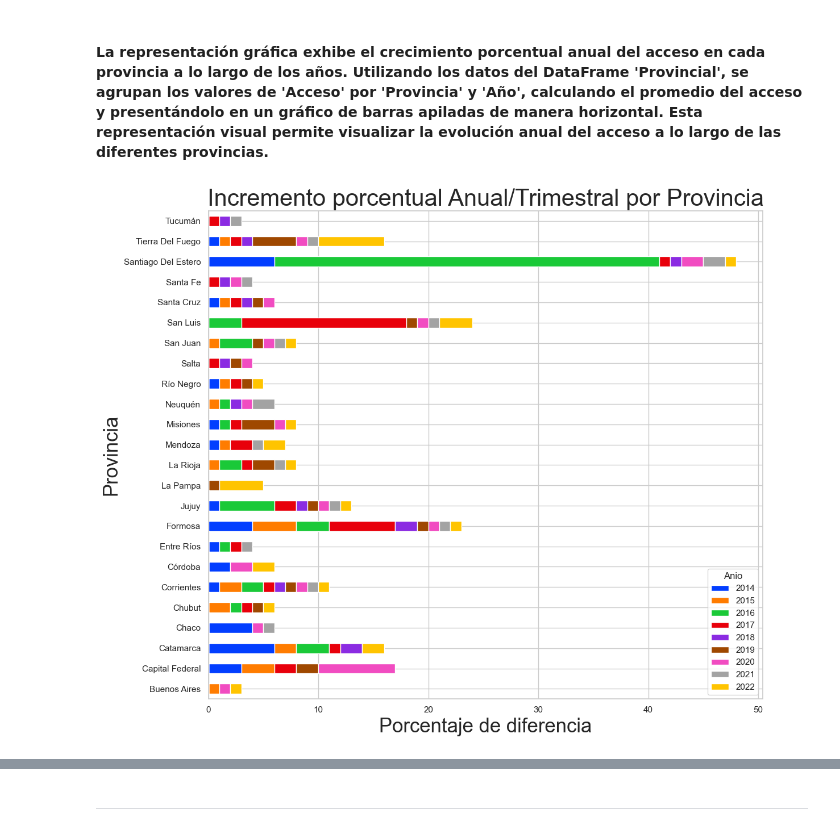
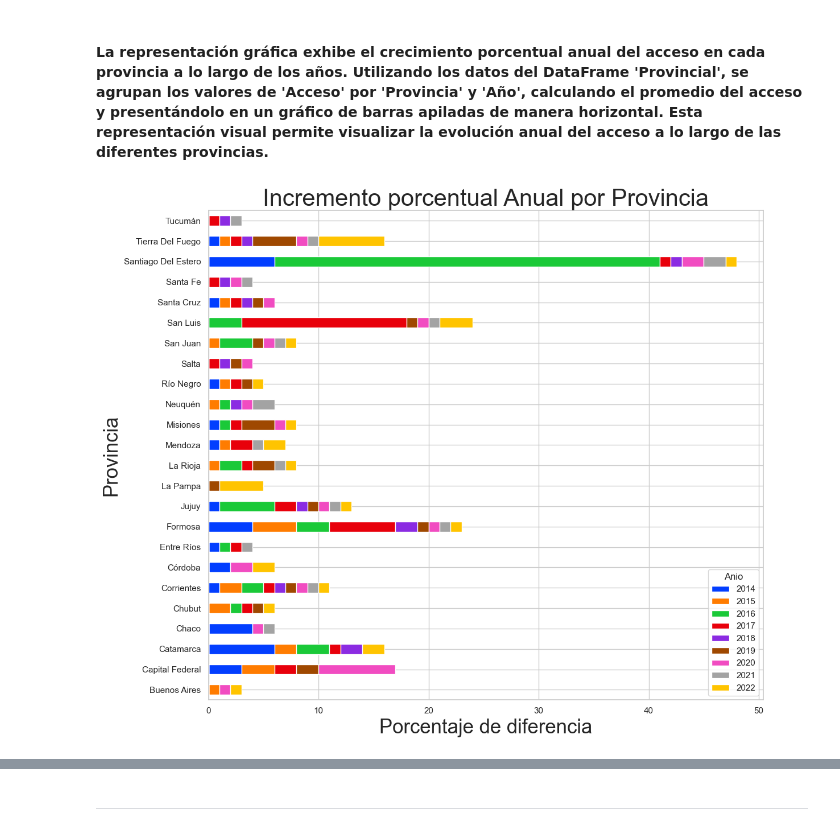
Before and after one commit to jonathancastillo185/Proyecto-2, a Jupyter notebook: Analisis explotatorio de los datos.ipynb, the cells around one changed output, grey strips where cells are left out. Cells and saved outputs as stored; diff of their text form; code cells hidden in the pictures.

```diff
--- a/Analisis explotatorio de los datos.ipynb
+++ b/Analisis explotatorio de los datos.ipynb
@@ -299,21 +299,21 @@ plt.show()
 # %%
 fig, axes = plt.subplots(figsize=(12, 10))
 
 # Corrección: Ajusta el nombre de la columna del año según corresponda en tu DataFrame
 stacked_data = Provincial.groupby(['Provincia', 'Anio'])['Porcentaje_Diferencia'].mean().unstack()
 
 #---> Creo un gráfico de barras apiladas con el eje y invertido
 stacked_data.plot(kind='barh', stacked=True, ax=axes)
 
-axes.set_title('Incremento porcentual Anual/Trimestral por Provincia', fontsize=30)
+axes.set_title('Incremento porcentual Anual por Provincia', fontsize=30)
 axes.set_xlabel('Porcentaje de diferencia', fontsize=25)
 axes.set_ylabel('Provincia', fontsize=25)
 
 plt.tight_layout()
 
 plt.show()
 # %% [output]
-[figure, old version]
+[figure, new version]
 # %% [markdown]
 ## Análisis de Incremento porcentual Anual por Provincia
 
```
Also changed, not shown: parts of 2 cells of this notebook, 8 other files.
